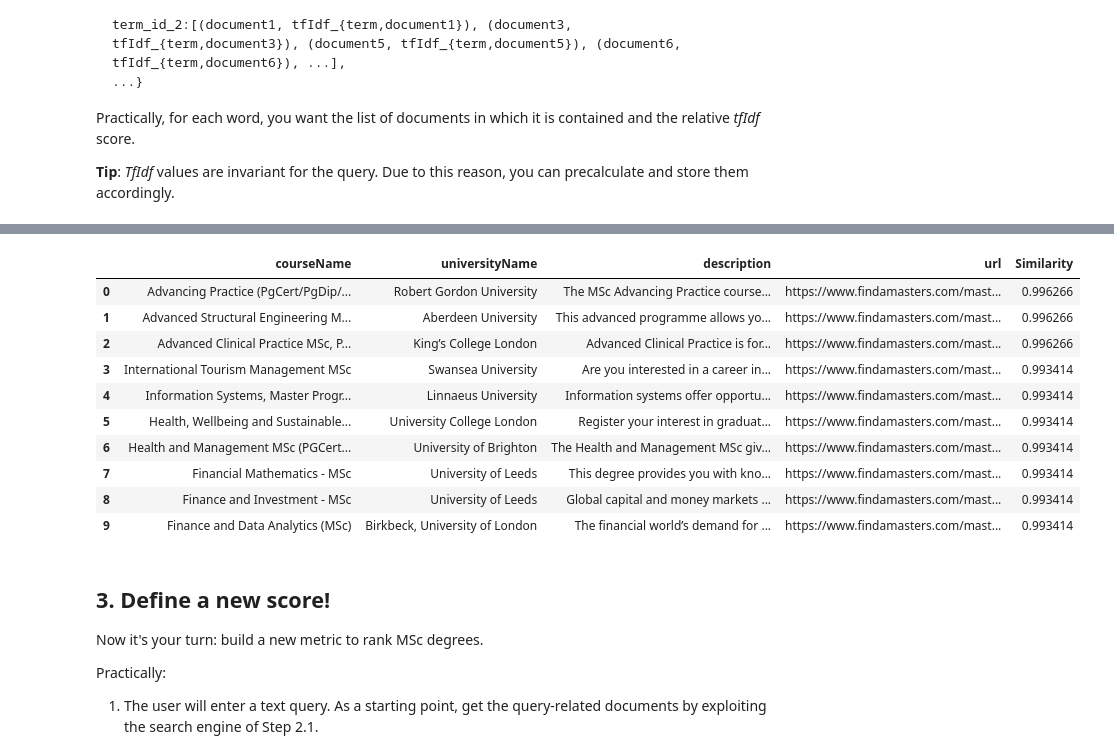
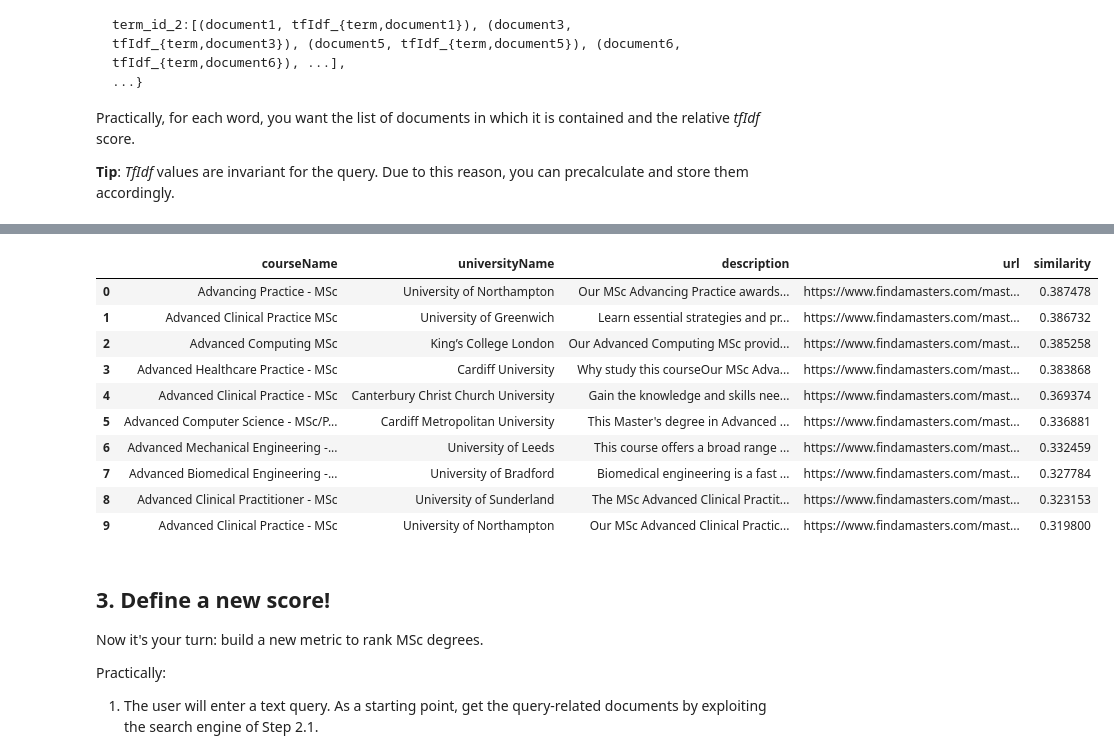
Before and after one commit to denizyy/ADM-HW3, a Jupyter notebook: HW3.ipynb, the cells around one changed output, grey strips where cells are left out. Cells and saved outputs as stored; diff of their text form; code cells hidden in the pictures.

Commit message:
Modify cosine similarity calculation

```diff
--- a/HW3.ipynb
+++ b/HW3.ipynb
@@ -597,32 +597,34 @@
 from sklearn.feature_extraction.text import TfidfVectorizer
 #create instance of tfidfVectorizer
 tfidf = TfidfVectorizer(input='content', lowercase=False, tokenizer=lambda text: text) # , max_df=0.1
-results = tfidf.fit_transform(df.descr_clean)
+main_sparse = tfidf.fit_transform(df.descr_clean)
 #from sparse(omitting the values that contain zeros) to dense matrix
-result_dense = results.todense()
+main_dense = main_sparse.todense()
 #creating the dataframe for better understanding and futher use
-tfidf_data = pd.DataFrame(result_dense.tolist(), index=df.index, columns=tfidf.get_feature_names_out())
+tfidf_data = pd.DataFrame(main_dense.tolist(), index=df.index, columns=tfidf.get_feature_names_out())
 # %%
 #pd.set_option('display.max_columns', 7000)
 #saving the dataframe so we do not need to calculate the inverse dictionary again
 tfidf_data.to_csv('/home/theballer/Desktop/Sapienza Courses/ADM/ADM-HW3/tfidf_data.csv', index=False)
+# %%
+tfidf_data = pd.read_csv('/home/theballer/Desktop/Sapienza Courses/ADM/ADM-HW3/tfidf_data.csv')
 # %%
 from search_engine_2 import search_engine_2
 query = 'advanced knowledge'
-result = search_engine_2(df, terms, lst_stopwords, query, K=10)
+result = search_engine_2(df, terms, lst_stopwords, query, K=10, tfidf = tfidf, tfidf_data = tfidf_data, main_sparse = main_sparse)
 result
 # %% [output]
-|  | courseName | universityName | description | url | Similarity |
-| 0 | Advancing Practice (PgCert/PgDip/... | Robert Gordon University | The MSc Advancing Practice course... | https://www.findamasters.com/mast... | 0.996266 |
-| 1 | Advanced Structural Engineering M... | Aberdeen University | This advanced programme allows yo... | https://www.findamasters.com/mast... | 0.996266 |
-| 2 | Advanced Clinical Practice MSc, P... | King’s College London | Advanced Clinical Practice is for... | https://www.findamasters.com/mast... | 0.996266 |
-| 3 | International Tourism Management MSc | Swansea University | Are you interested in a career in... | https://www.findamasters.com/mast... | 0.993414 |
-| 4 | Information Systems, Master Progr... | Linnaeus University | Information systems offer opportu... | https://www.findamasters.com/mast... | 0.993414 |
-| 5 | Health, Wellbeing and Sustainable... | University College London | Register your interest in graduat... | https://www.findamasters.com/mast... | 0.993414 |
-| 6 | Health and Management MSc (PGCert... | University of Brighton | The Health and Management MSc giv... | https://www.findamasters.com/mast... | 0.993414 |
-| 7 | Financial Mathematics - MSc | University of Leeds | This degree provides you with kno... | https://www.findamasters.com/mast... | 0.993414 |
-| 8 | Finance and Investment - MSc | University of Leeds | Global capital and money markets ... | https://www.findamasters.com/mast... | 0.993414 |
-| 9 | Finance and Data Analytics (MSc) | Birkbeck, University of London | The financial world’s demand for ... | https://www.findamasters.com/mast... | 0.993414 |
+|  | courseName | universityName | description | url | similarity |
+| 0 | Advancing Practice - MSc | University of Northampton | Our MSc Advancing Practice awards... | https://www.findamasters.com/mast... | 0.387478 |
+| 1 | Advanced Clinical Practice MSc | University of Greenwich | Learn essential strategies and pr... | https://www.findamasters.com/mast... | 0.386732 |
+| 2 | Advanced Computing MSc | King’s College London | Our Advanced Computing MSc provid... | https://www.findamasters.com/mast... | 0.385258 |
+| 3 | Advanced Healthcare Practice - MSc | Cardiff University | Why study this courseOur MSc Adva... | https://www.findamasters.com/mast... | 0.383868 |
+| 4 | Advanced Clinical Practice - MSc | Canterbury Christ Church University | Gain the knowledge and skills nee... | https://www.findamasters.com/mast... | 0.369374 |
+| 5 | Advanced Computer Science - MSc/P... | Cardiff Metropolitan University | This Master's degree in Advanced ... | https://www.findamasters.com/mast... | 0.336881 |
+| 6 | Advanced Mechanical Engineering -... | University of Leeds | This course offers a broad range ... | https://www.findamasters.com/mast... | 0.332459 |
+| 7 | Advanced Biomedical Engineering -... | University of Bradford | Biomedical engineering is a fast ... | https://www.findamasters.com/mast... | 0.327784 |
+| 8 | Advanced Clinical Practitioner - MSc | University of Sunderland | The MSc Advanced Clinical Practit... | https://www.findamasters.com/mast... | 0.323153 |
+| 9 | Advanced Clinical Practice - MSc | University of Northampton | Our MSc Advanced Clinical Practic... | https://www.findamasters.com/mast... | 0.319800 |
 # %% [markdown]
 ## 3. Define a new score!
 
```
Also changed, not shown: parts of 18 cells of this notebook.
